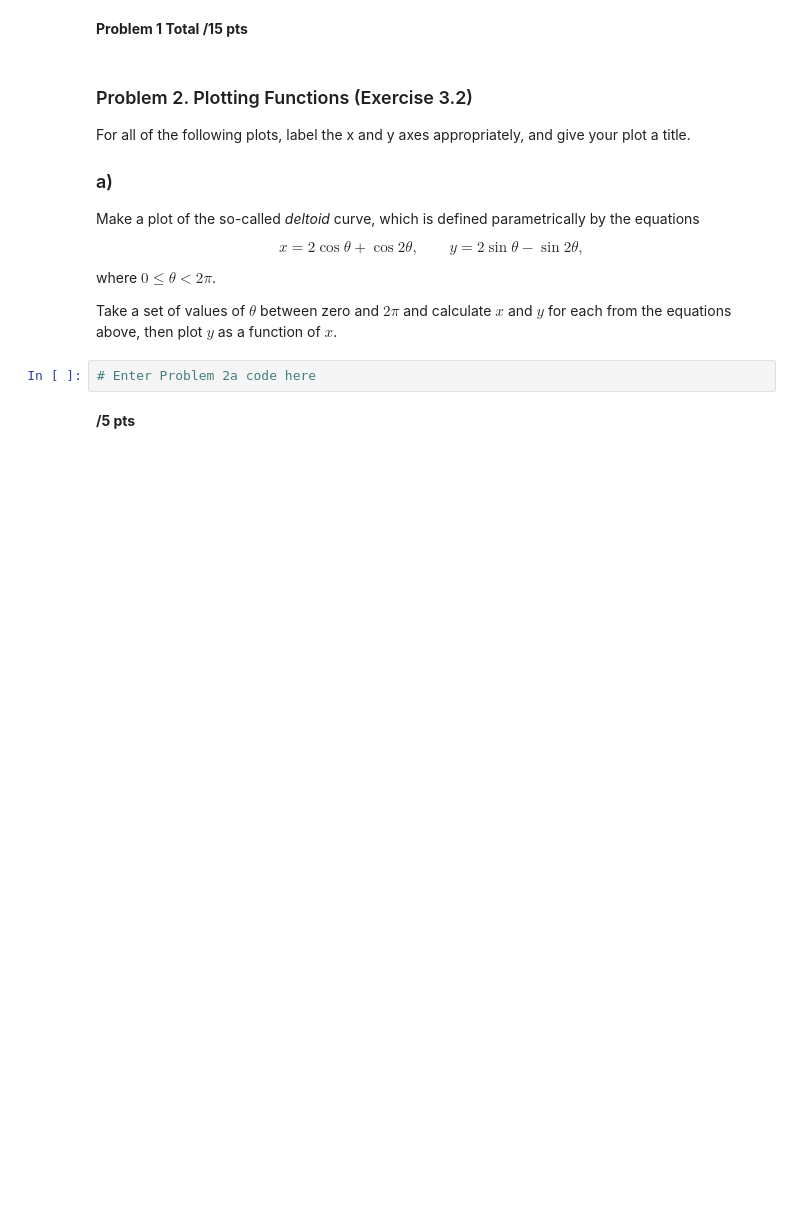
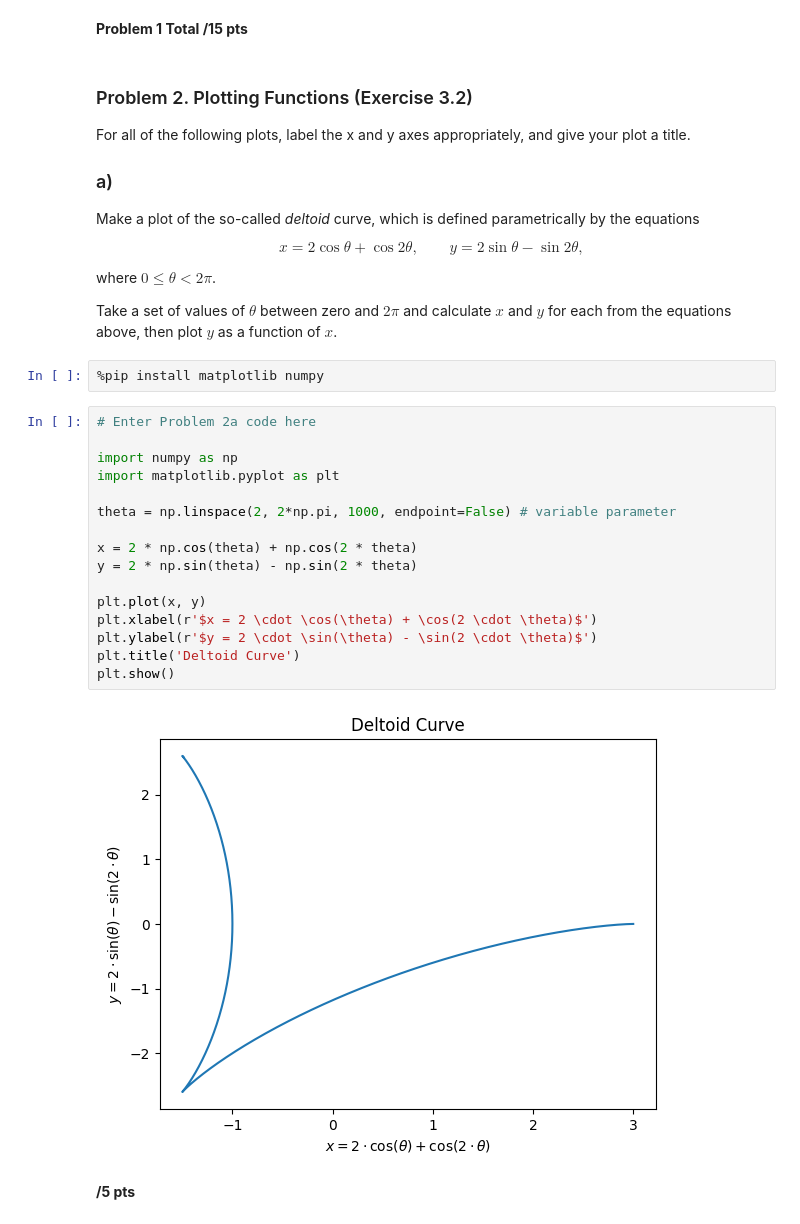
Before and after one commit to AcamaroCutcher/Computational-Physics, a Jupyter notebook: Homework/hw2_notebook_2026.ipynb, the cells around one changed output. Saved outputs shown, nothing was run; the diff lists cells and outputs as text; blank space fills up the shorter version.

```diff
--- a/Homework/hw2_notebook_2026.ipynb
+++ b/Homework/hw2_notebook_2026.ipynb
@@ -107,8 +113,26 @@ y = 2 \sin \theta - \sin 2\theta,
 where $0\le\theta<2\pi$.
 
 Take a set of values of $\theta$ between zero and $2\pi$ and calculate $x$ and $y$ for each from the equations above, then plot $y$ as a function of $x$.
-# %%
-# Enter Problem 2a code here
+# %%
+%pip install matplotlib numpy
+# %%
+# Enter Problem 2a code here
+
+import numpy as np
+import matplotlib.pyplot as plt
+
+theta = np.linspace(2, 2*np.pi, 1000, endpoint=False) # variable parameter
+
+x = 2 * np.cos(theta) + np.cos(2 * theta)
+y = 2 * np.sin(theta) - np.sin(2 * theta)
+
+plt.plot(x, y)
+plt.xlabel(r'$x = 2 \cdot \cos(\theta) + \cos(2 \cdot \theta)$')
+plt.ylabel(r'$y = 2 \cdot \sin(\theta) - \sin(2 \cdot \theta)$')
+plt.title('Deltoid Curve')
+plt.show()
+# %% [output]
+[figure, added]
 # %% [markdown]
 **/5 pts**
 # %% [markdown]
```
Also changed, not shown: parts of 6 cells of this notebook.
